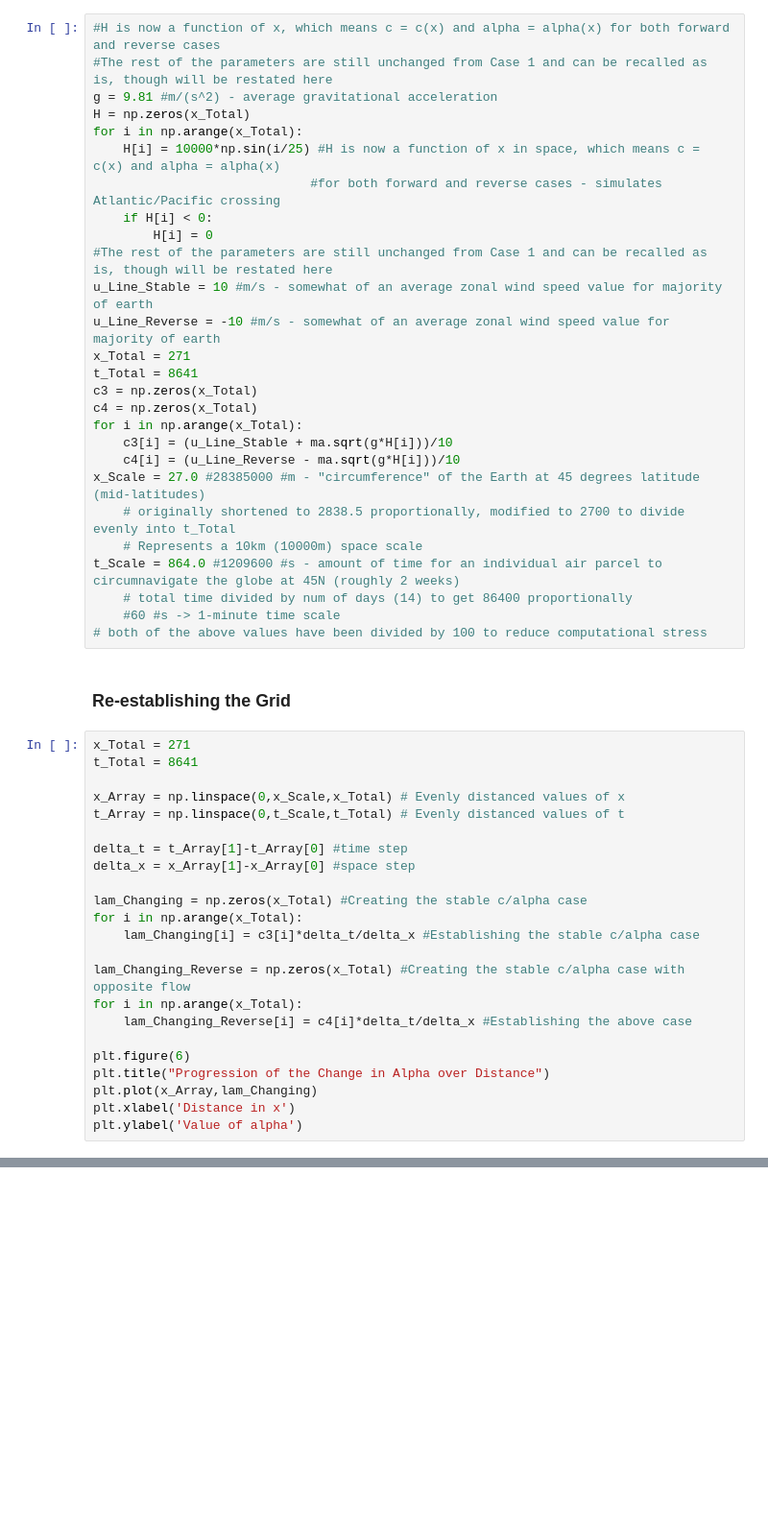
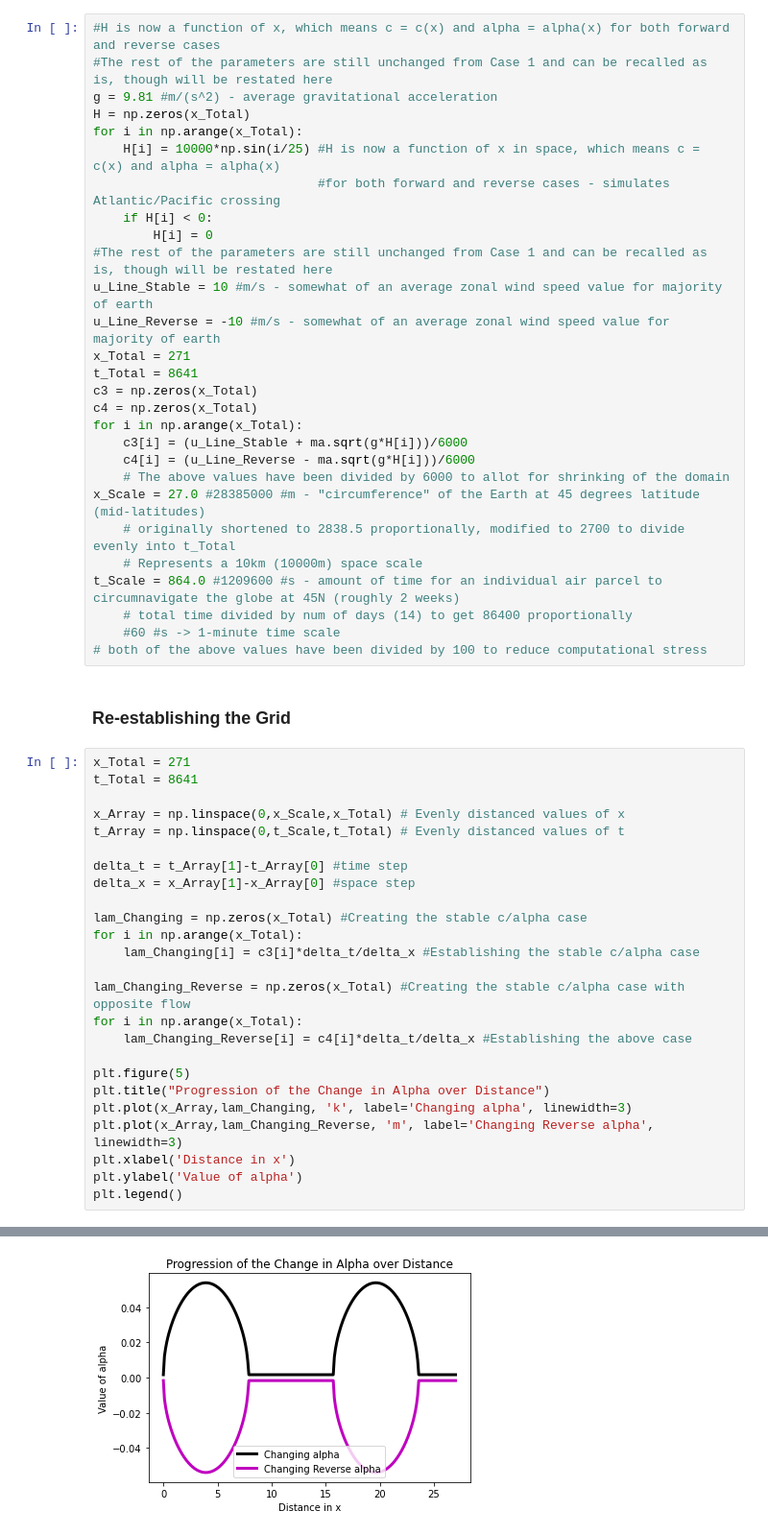
Before and after one commit to stumptavianroboclick/EAS-4610-Final-Project, a Jupyter notebook: EAS 4610 Final Project - Atmospheric Gravity Waves.ipynb, the cells around one changed output, grey strips where cells are left out. Shown: that part at 96% size. Cells and saved outputs as stored; diff of their text form; blank space fills up the shorter version.

```diff
--- a/EAS 4610 Final Project - Atmospheric Gravity Waves.ipynb
+++ b/EAS 4610 Final Project - Atmospheric Gravity Waves.ipynb
@@ -331,7 +319,7 @@ g = 9.81 #m/(s^2) - average gravitational acceleration
 H = np.zeros(x_Total)
 for i in np.arange(x_Total):
     H[i] = 10000*np.sin(i/25) #H is now a function of x in space, which means c = c(x) and alpha = alpha(x)
-                             #for both forward and reverse cases - simulates Atlantic/Pacific crossing
+                              #for both forward and reverse cases - simulates Atlantic/Pacific crossing
     if H[i] < 0:
         H[i] = 0
 #The rest of the parameters are still unchanged from Case 1 and can be recalled as is, though will be restated here
@@ -342,8 +330,9 @@ t_Total = 8641
 c3 = np.zeros(x_Total)
 c4 = np.zeros(x_Total)
 for i in np.arange(x_Total):
-    c3[i] = (u_Line_Stable + ma.sqrt(g*H[i]))/10
-    c4[i] = (u_Line_Reverse - ma.sqrt(g*H[i]))/10
+    c3[i] = (u_Line_Stable + ma.sqrt(g*H[i]))/6000
+    c4[i] = (u_Line_Reverse - ma.sqrt(g*H[i]))/6000
+    # The above values have been divided by 6000 to allot for shrinking of the domain
 x_Scale = 27.0 #28385000 #m - "circumference" of the Earth at 45 degrees latitude (mid-latitudes)
     # originally shortened to 2838.5 proportionally, modified to 2700 to divide evenly into t_Total
     # Represents a 10km (10000m) space scale
@@ -371,9 +360,11 @@ lam_Changing_Reverse = np.zeros(x_Total) #Creating the stable c/alpha case with
 for i in np.arange(x_Total):
     lam_Changing_Reverse[i] = c4[i]*delta_t/delta_x #Establishing the above case
 
-plt.figure(6)
+plt.figure(5)
 plt.title("Progression of the Change in Alpha over Distance")
-plt.plot(x_Array,lam_Changing)
+plt.plot(x_Array,lam_Changing, 'k', label='Changing alpha', linewidth=3)
+plt.plot(x_Array,lam_Changing_Reverse, 'm', label='Changing Reverse alpha', linewidth=3)
 plt.xlabel('Distance in x')
 plt.ylabel('Value of alpha')
+plt.legend()
 # %% [output]
@@ -382,0 +372 @@ Text(0, 0.5, 'Value of alpha')
+[figure, added]
```
Also changed, not shown: parts of 39 cells of this notebook.
